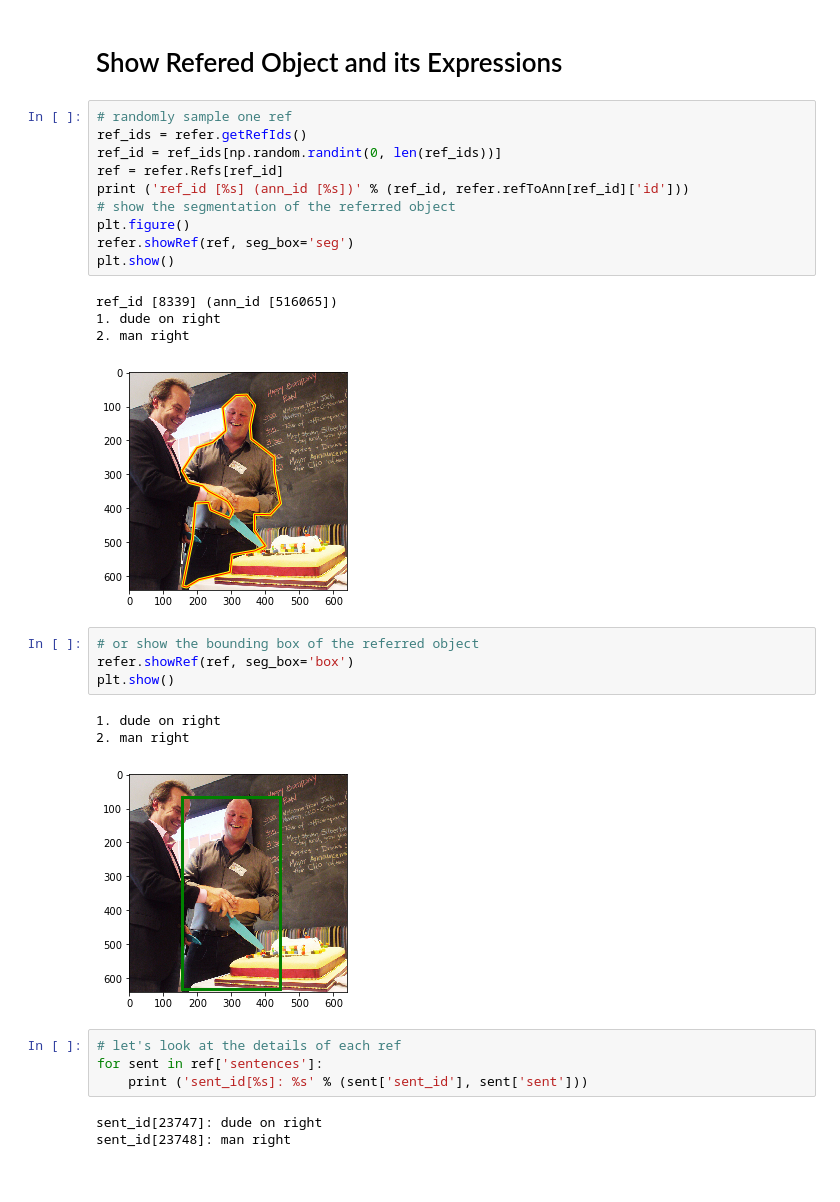
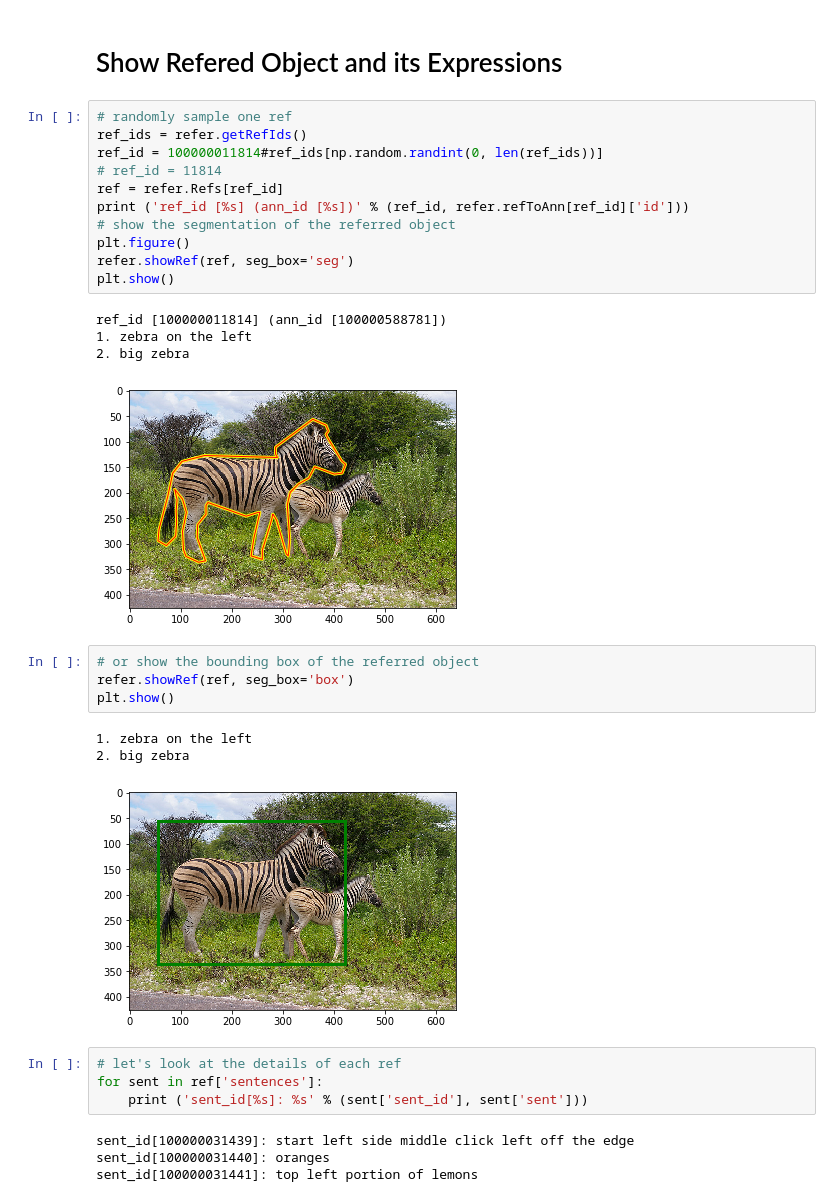
Before and after one commit to danzschulman/refer, a Jupyter notebook: pyReferDemo.ipynb, the cells around one changed output. Drawn from its saved outputs; the diff is of its cells as text.

```diff
--- a/pyReferDemo.ipynb
+++ b/pyReferDemo.ipynb
@@ -59,30 +59,32 @@ Among them:
 # %%
 # randomly sample one ref
 ref_ids = refer.getRefIds()
-ref_id = ref_ids[np.random.randint(0, len(ref_ids))]
+ref_id = 100000011814#ref_ids[np.random.randint(0, len(ref_ids))]
+# ref_id = 11814
 ref = refer.Refs[ref_id]
 print ('ref_id [%s] (ann_id [%s])' % (ref_id, refer.refToAnn[ref_id]['id']))
 # show the segmentation of the referred object
 plt.figure()
 refer.showRef(ref, seg_box='seg')
 plt.show()
 # %% [output]
-ref_id [8339] (ann_id [516065])
-1. dude on right
-2. man right
+ref_id [100000011814] (ann_id [100000588781])
+1. zebra on the left
+2. big zebra
-[figure, old version]
+[figure, new version]
 # %%
 # or show the bounding box of the referred object
 refer.showRef(ref, seg_box='box')
 plt.show()
 # %% [output]
-1. dude on right
-2. man right
+1. zebra on the left
+2. big zebra
-[figure, old version]
+[figure, new version]
 # %%
 # let's look at the details of each ref
 for sent in ref['sentences']:
     print ('sent_id[%s]: %s' % (sent['sent_id'], sent['sent']))
 # %% [output]
-sent_id[23747]: dude on right
-sent_id[23748]: man right
+sent_id[100000031439]: start left side middle click left off the edge
+sent_id[100000031440]: oranges
+sent_id[100000031441]: top left portion of lemons
```
Also changed, not shown: parts of 4 cells of this notebook, 2 other files.
